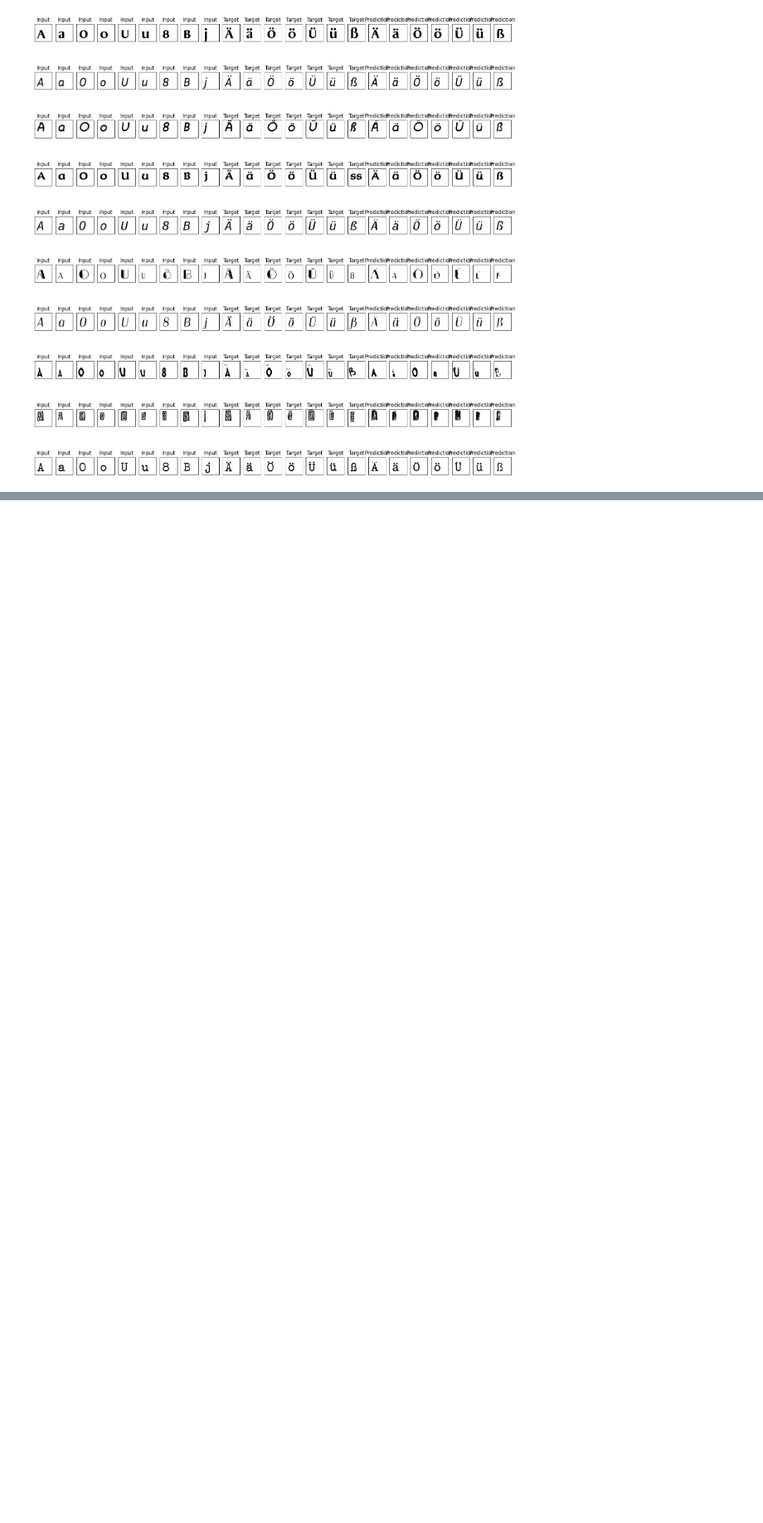
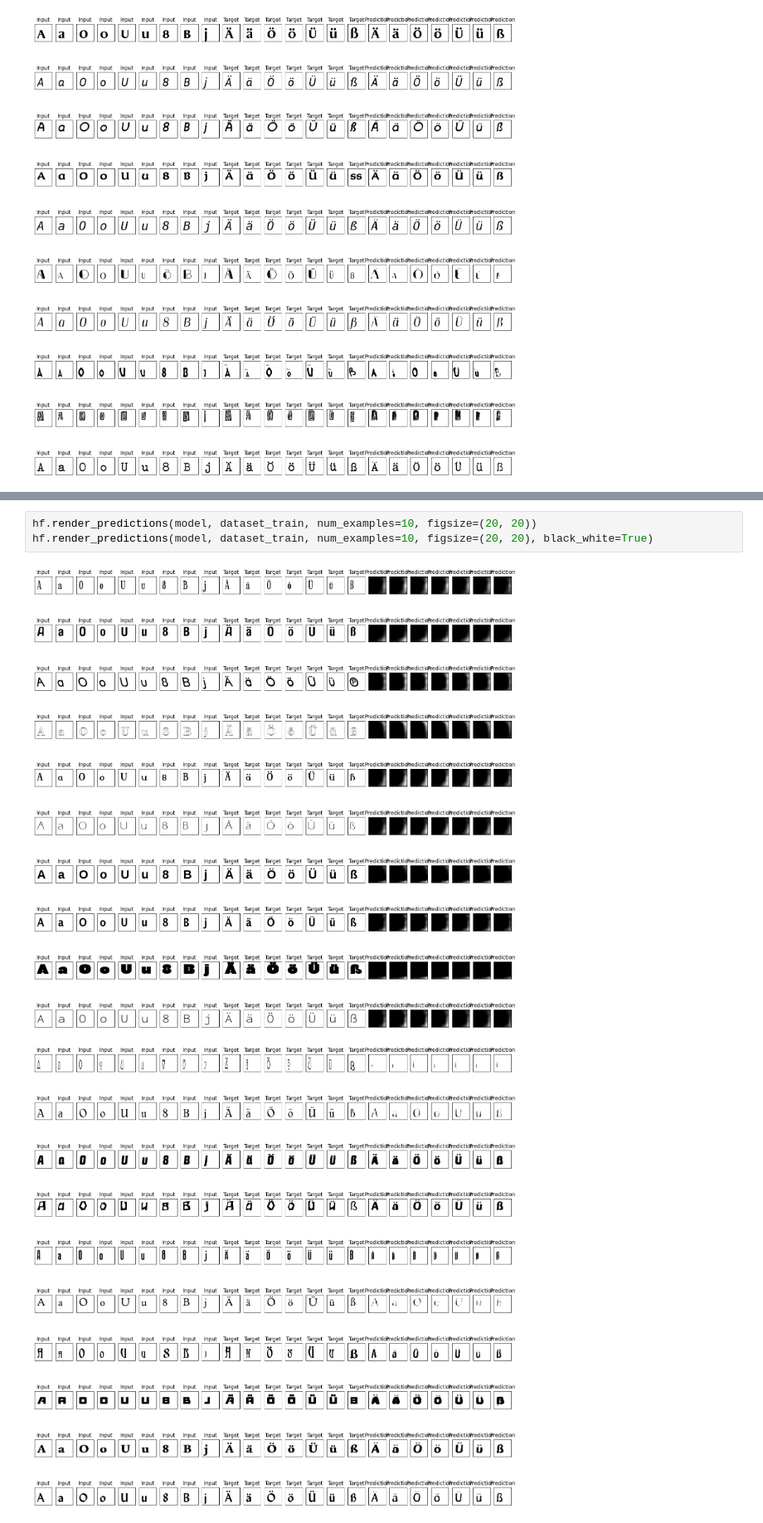
Before and after one commit to Johannes-Schall/AI_Font_Generator, a Jupyter notebook: notebooks/first_model_just_with_AÄ.ipynb, the cells around one changed output, grey strips where cells are left out. Shown at 83% size. Drawn from its saved outputs; the diff is of its cells as text; blank space fills up the shorter version.

```diff
--- a/notebooks/first_model_just_with_AÄ.ipynb
+++ b/notebooks/first_model_just_with_AÄ.ipynb
@@ -477,0 +745,6 @@ hf.render_predictions(model, dataset_train, num_examples=10, figsize=(20, 20), b
+# %%
+hf.render_predictions(model, dataset_train, num_examples=10, figsize=(20, 20))
+hf.render_predictions(model, dataset_train, num_examples=10, figsize=(20, 20), black_white=True)
+# %% [output]
+[figure, added]
+[figure, added]
```
Also changed, not shown: parts of 24 cells of this notebook, 6 other files.
